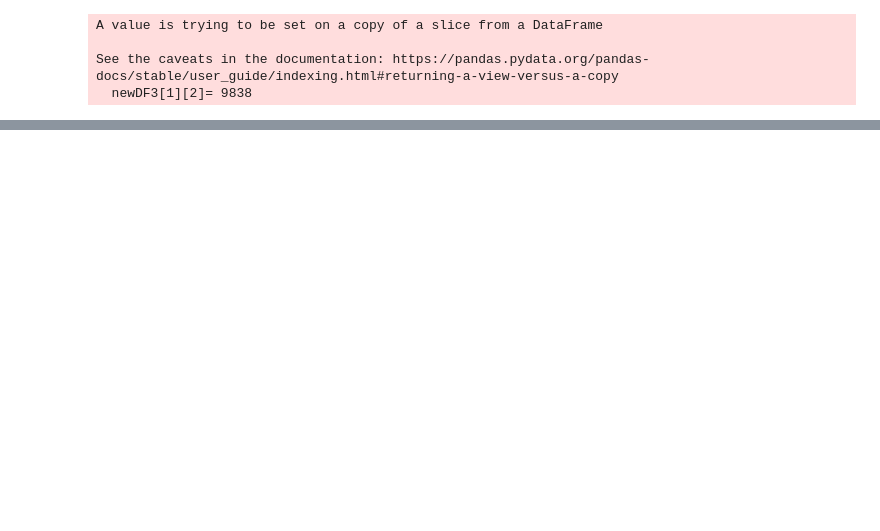
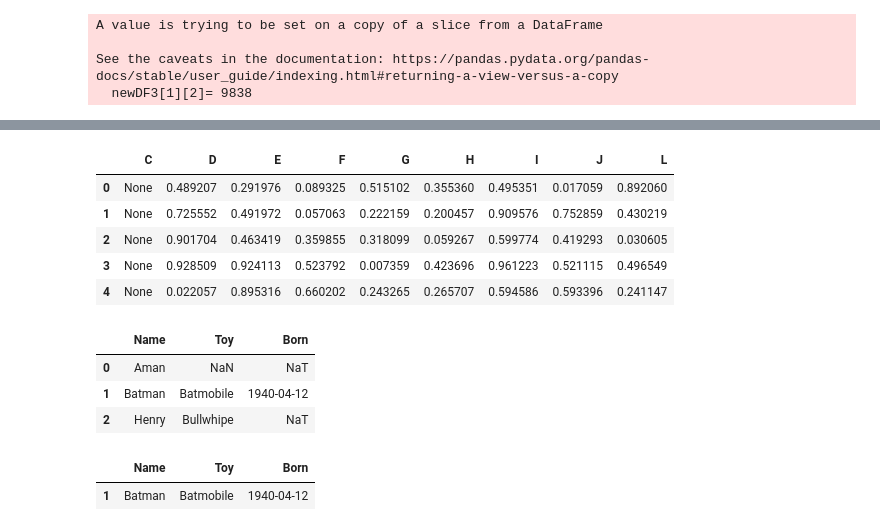
Before and after one commit to Hridayansh018/Pandas, a Jupyter notebook: Tutorial.ipynb, the cells around one changed output, grey strips where cells are left out. Drawn from its saved outputs; the diff is of its cells as text; code cells hidden in the pictures; blank space fills up the shorter version.

```diff
--- a/Tutorial.ipynb
+++ b/Tutorial.ipynb
@@ -439,0 +455,2 @@ newDF
+# %%
+newDF.loc[:,['C']] = None
@@ -439,0 +472,9 @@ newDF
+# %%
+newDF.head()
+# %% [output]
+|  | C | D | E | F | G | H | I | J | L |
+| 0 | None | 0.489207 | 0.291976 | 0.089325 | 0.515102 | 0.355360 | 0.495351 | 0.017059 | 0.892060 |
+| 1 | None | 0.725552 | 0.491972 | 0.057063 | 0.222159 | 0.200457 | 0.909576 | 0.752859 | 0.430219 |
+| 2 | None | 0.901704 | 0.463419 | 0.359855 | 0.318099 | 0.059267 | 0.599774 | 0.419293 | 0.030605 |
+| 3 | None | 0.928509 | 0.924113 | 0.523792 | 0.007359 | 0.423696 | 0.961223 | 0.521115 | 0.496549 |
+| 4 | None | 0.022057 | 0.895316 | 0.660202 | 0.243265 | 0.265707 | 0.594586 | 0.593396 | 0.241147 |
@@ -439,0 +486,12 @@ newDF
+# %%
+dfx.head()
+# %% [output]
+|  | Name | Toy | Born |
+| 0 | Aman | NaN | NaT |
+| 1 | Batman | Batmobile | 1940-04-12 |
+| 2 | Henry | Bullwhipe | NaT |
+# %%
+dfx.dropna()
+# %% [output]
+|  | Name | Toy | Born |
+| 1 | Batman | Batmobile | 1940-04-12 |
```
Also changed, not shown: parts of 25 cells of this notebook.
